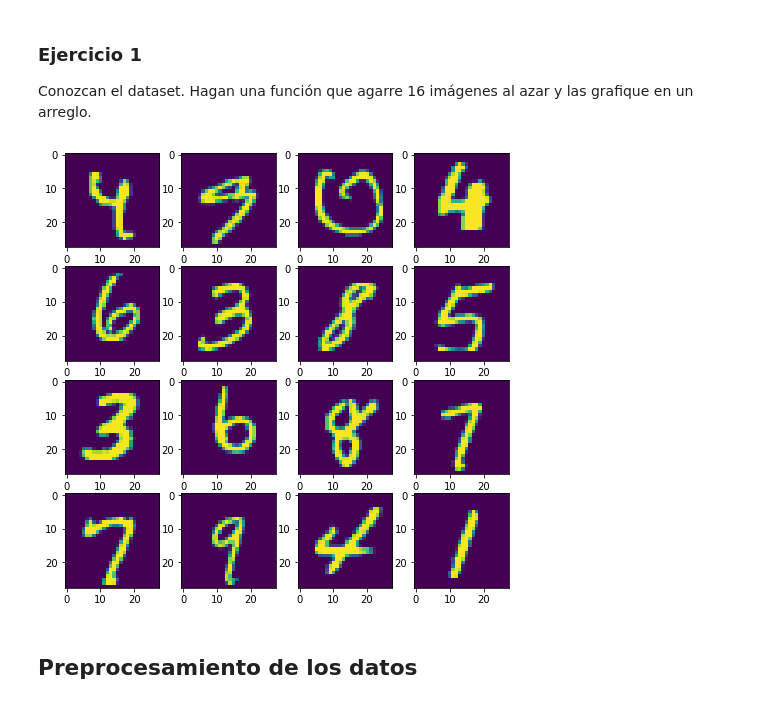
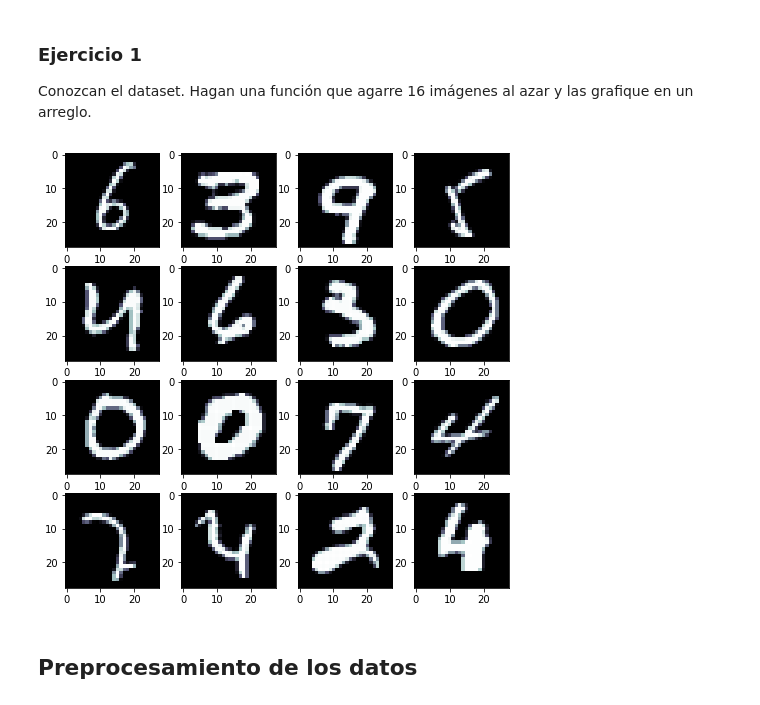
Before and after one commit to taniarubi/redes-neuronales, a Jupyter notebook: tareas/tarea3/conv_mnist.ipynb, the cells around one changed output. Drawn from its saved outputs; the diff is of its cells as text; code cells hidden in the pictures.

```diff
--- a/tareas/tarea3/conv_mnist.ipynb
+++ b/tareas/tarea3/conv_mnist.ipynb
@@ -38,15 +38,16 @@ Conozcan el dataset. Hagan una función que agarre 16 imágenes al azar y las gr
 # %%
 # Definimos el tamaño de las imágenes.
 imagen = plt.figure(figsize = (8, 8))
+color = plt.get_cmap("bone")
 
 # Visualizamos las 16 imágenes al azar en un arreglo de 4x4.
 for i in range (1, 17):
     imagen.add_subplot(4, 4, i)
     rand = np.random.randint(59999)
-    plt.imshow(X_tr[rand])
+    plt.imshow(X_tr[rand], cmap = color, interpolation="None")
 plt.show()
 # %% [output]
-[figure, old version]
+[figure, new version]
 # %% [markdown]
 ## Preprocesamiento de los datos
 # %% [markdown]
```
Also changed, not shown: parts of 12 cells of this notebook.
